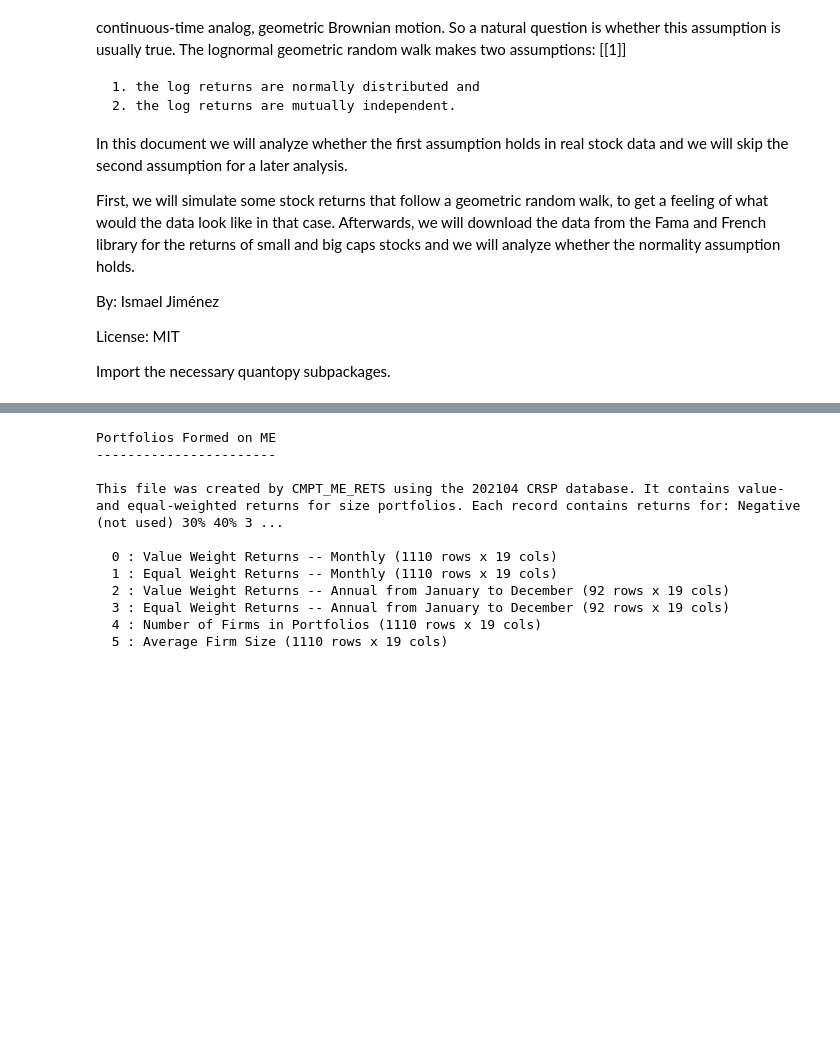
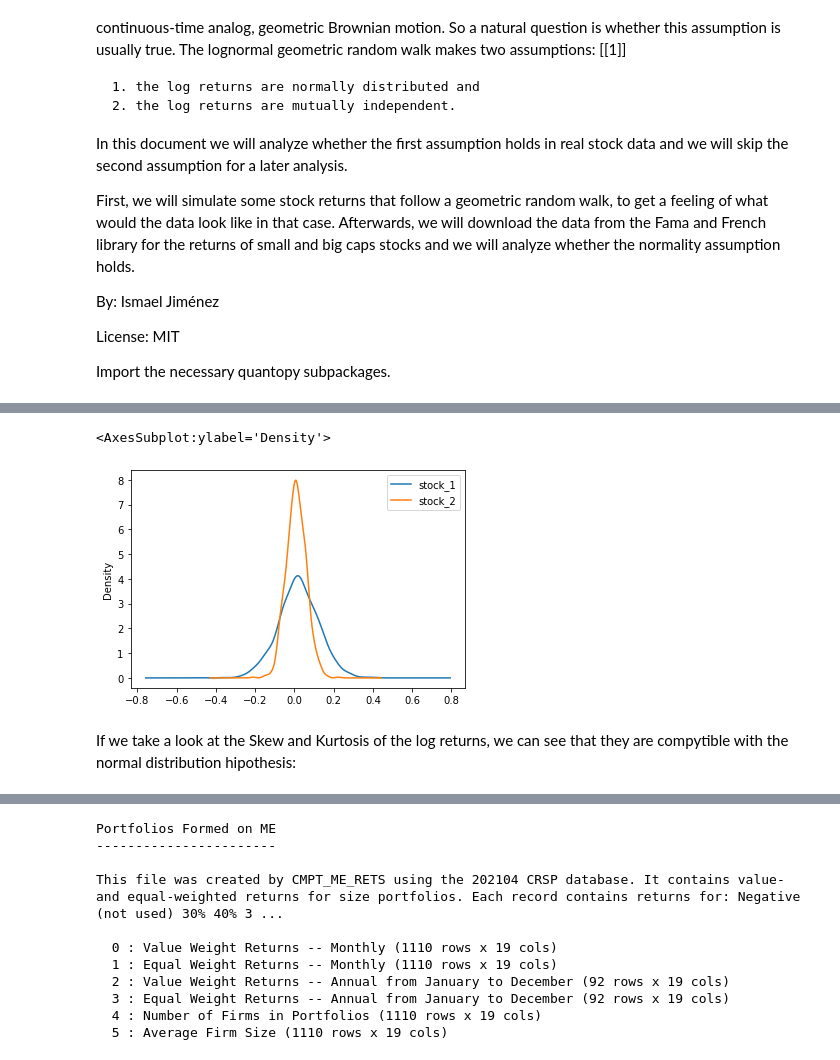
Before and after one commit to quantopy-dev/quantopy, a Jupyter notebook: tutorials/notebooks/03-deviations-from-normality.ipynb, the cells around one changed output, grey strips where cells are left out. Cells and saved outputs as stored; diff of their text form; code cells hidden in the pictures; blank space fills up the shorter version.

Commit message:
work towards normality analysis

```diff
--- a/tutorials/notebooks/03-deviations-from-normality.ipynb
+++ b/tutorials/notebooks/03-deviations-from-normality.ipynb
@@ -41,0 +48,11 @@ Jarque_beraResult(statistic=1.0402978232544977, pvalue=0.5944320235392853)
+# %%
+# Dataframe
+returns = qp.random.generator.returns([0.012, 0.007], [0.1, 0.05], 1110, "lognormal")
+returns.columns = ['stock_1', 'stock_2']
+log_returns = returns.log()
+log_returns.plot.density()
+# %% [output]
+<AxesSubplot:ylabel='Density'>
+[figure, added]
+# %% [markdown]
+If we take a look at the Skew and Kurtosis of the log returns, we can see that they are compytible with the normal distribution hipothesis:
```
Also changed, not shown: parts of 59 cells of this notebook, 1 other file.
